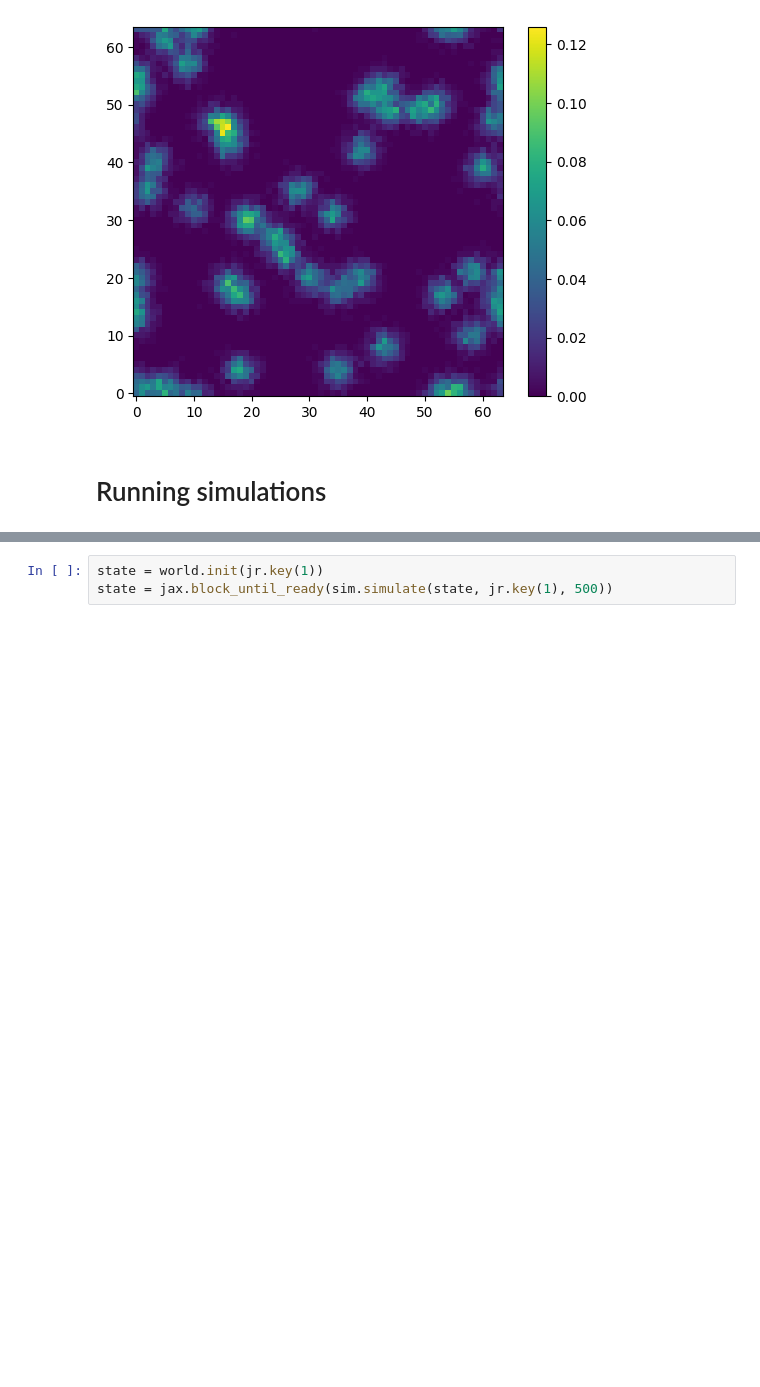
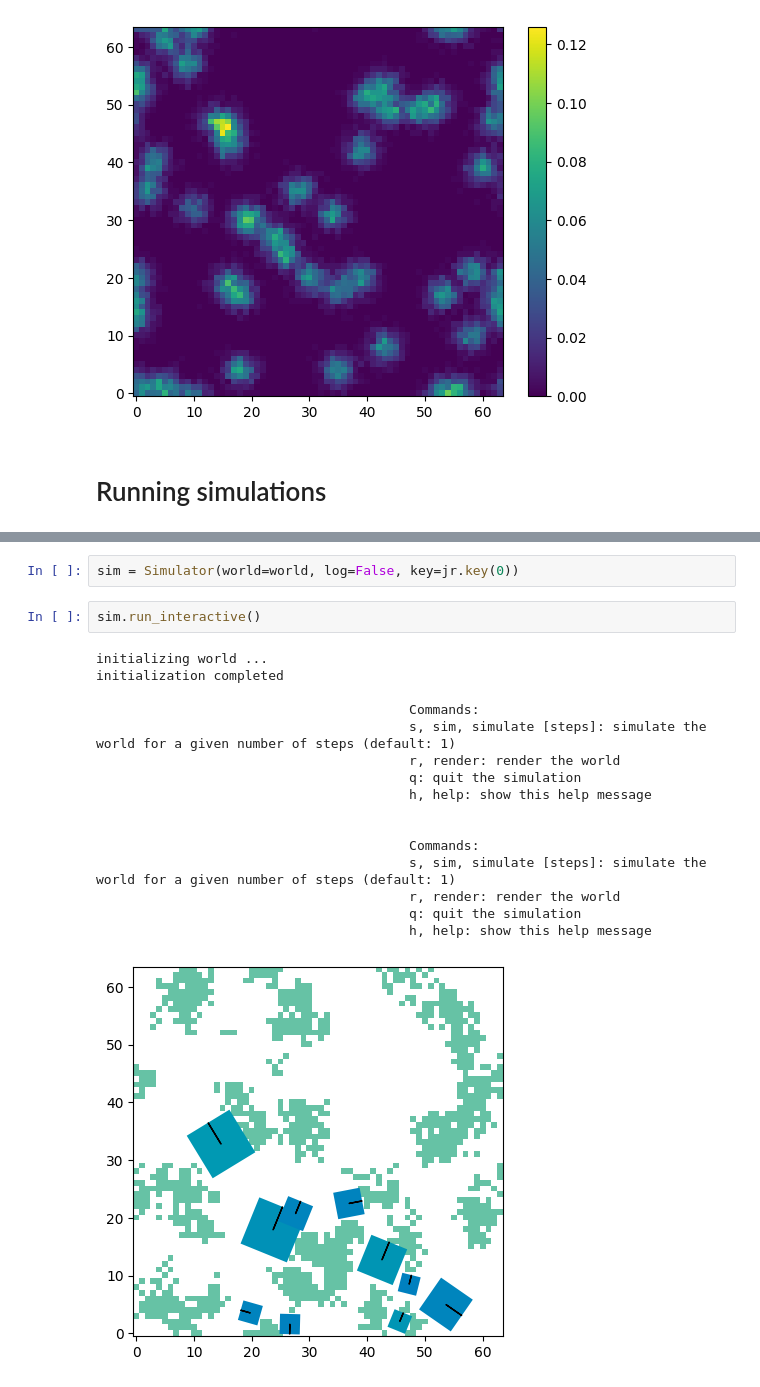
Before and after one commit to erwanplantec/ecoevodevox, a Jupyter notebook: notebooks/demo.ipynb, the cells around one changed output, grey strips where cells are left out. Saved outputs shown, nothing was run; the diff lists cells and outputs as text; blank space fills up the shorter version.

```diff
--- a/notebooks/demo.ipynb
+++ b/notebooks/demo.ipynb
@@ -321,3 +345,21 @@ sim = Simulator(world=world, log=False, key=jr.key(0))
-# %%
-state = world.init(jr.key(1))
-state = jax.block_until_ready(sim.simulate(state, jr.key(1), 500))
+# %%
+sim = Simulator(world=world, log=False, key=jr.key(0))
+# %%
+sim.run_interactive()
+# %% [output]
+initializing world ...
+initialization completed
+
+                                        Commands:
+                                        s, sim, simulate [steps]: simulate the world for a given number of steps (default: 1)
+                                        r, render: render the world
+                                        q: quit the simulation
+                                        h, help: show this help message
+
+
+                                        Commands:
+                                        s, sim, simulate [steps]: simulate the world for a given number of steps (default: 1)
+                                        r, render: render the world
+                                        q: quit the simulation
+                                        h, help: show this help message
+[figure, added]
```
Also changed, not shown: parts of 8 cells of this notebook, 3 other files.
